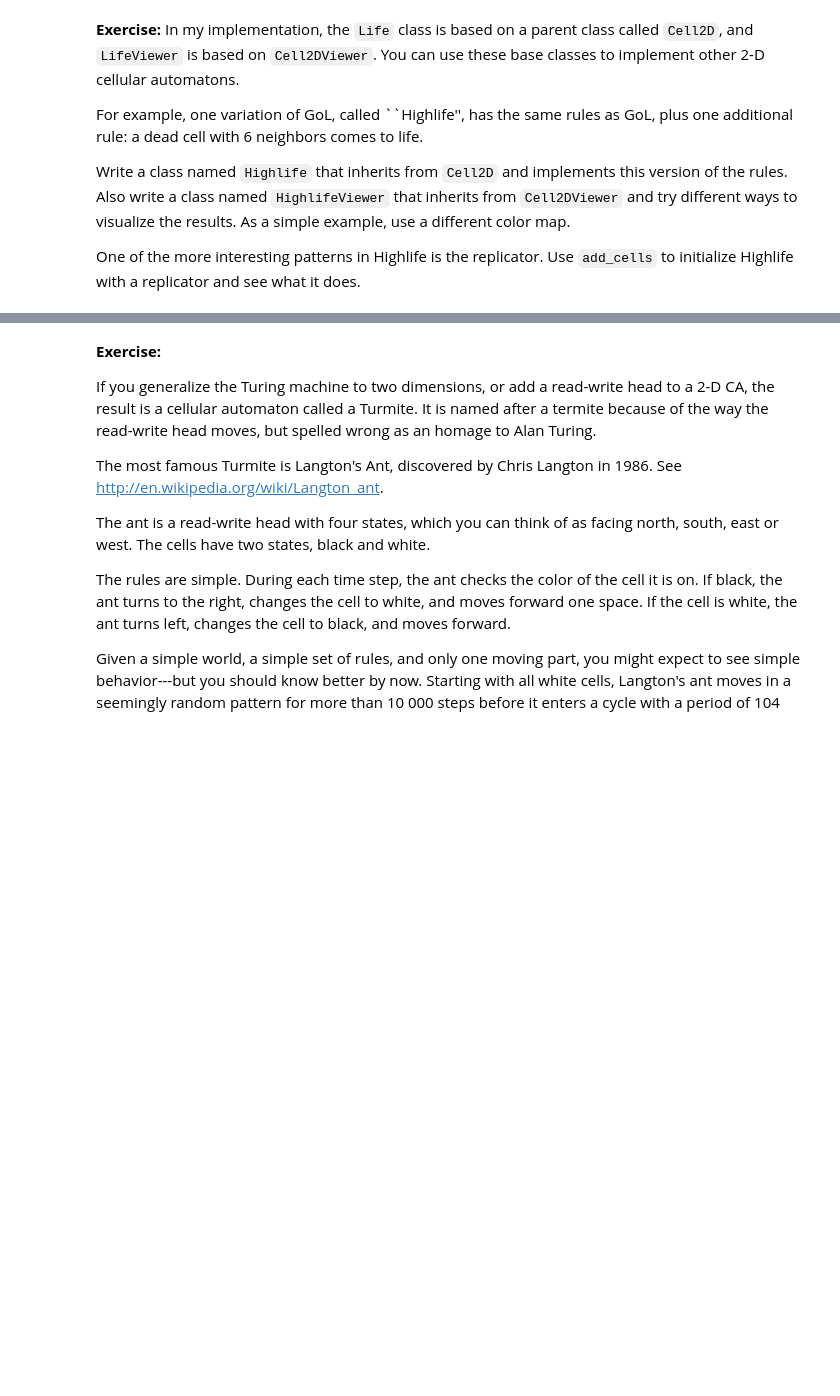
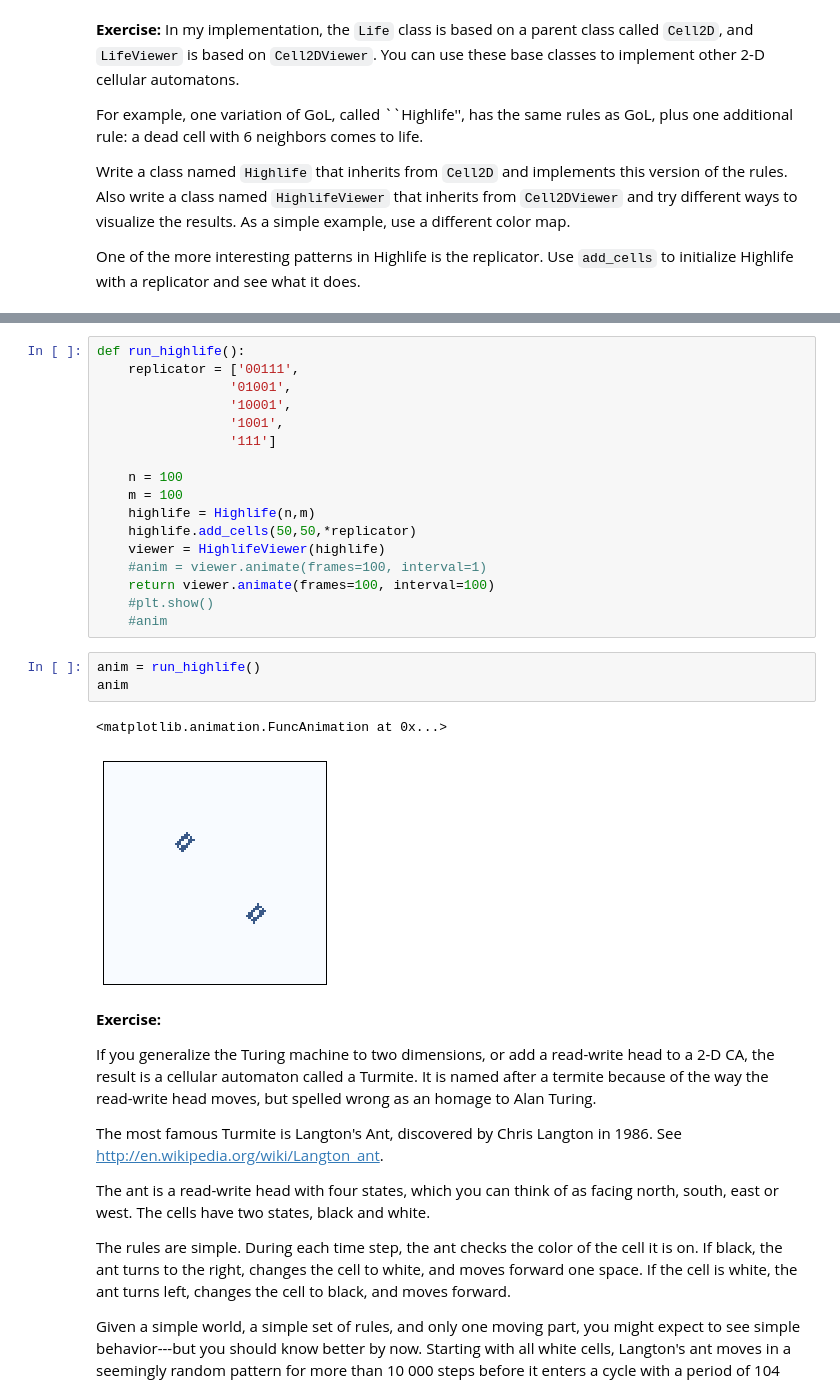
Before and after one commit to AllenDowney/ThinkComplexity2, a Jupyter notebook: code/chap06.ipynb, the cells around one changed output, grey strips where cells are left out. Cells and saved outputs as stored; diff of their text form; blank space fills up the shorter version.

```diff
--- a/code/chap06.ipynb
+++ b/code/chap06.ipynb
@@ -356,3 +389,26 @@ does.
+# %%
+def run_highlife():
+    replicator = ['00111',
+                 '01001',
+                 '10001',
+                 '1001',
+                 '111']
+
+    n = 100
+    m = 100
+    highlife = Highlife(n,m)
+    highlife.add_cells(50,50,*replicator)
+    viewer = HighlifeViewer(highlife)
+    #anim = viewer.animate(frames=100, interval=1)
+    return viewer.animate(frames=100, interval=100)
+    #plt.show()
+    #anim
+# %%
+anim = run_highlife()
+anim
+# %% [output]
+<matplotlib.animation.FuncAnimation at 0x...>
+[figure, added]
 # %% [markdown]
 **Exercise:**
 
```
Also changed, not shown: parts of 16 cells of this notebook, 3 other files.
